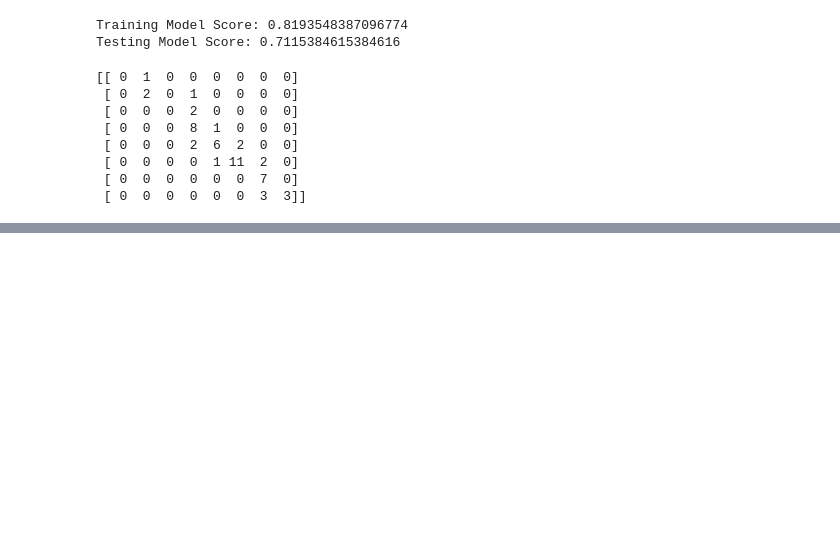
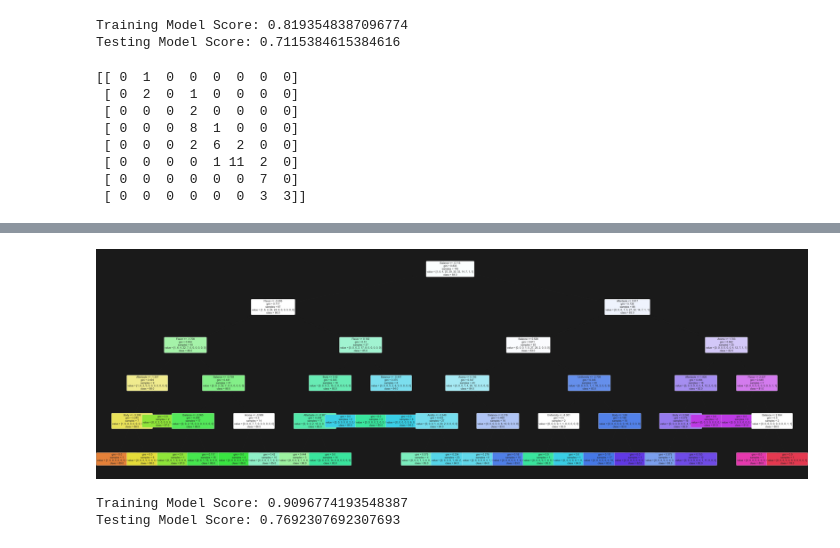
Before and after one commit to Cabone01/Coffee-Coffee, a Jupyter notebook: Coffee_Machine_Learning.ipynb, the cells around one changed output, grey strips where cells are left out. Drawn from its saved outputs; the diff is of its cells as text; code cells hidden in the pictures; blank space fills up the shorter version.

```diff
--- a/Coffee_Machine_Learning.ipynb
+++ b/Coffee_Machine_Learning.ipynb
@@ -266,0 +302,13 @@ Accordion(children=(VBox(children=(HTML(value='\n<h1 id="summary_53L0EO71A1EVHC5
+# %%
+from sklearn import tree
+plt.figure(figsize=(90, 30), facecolor='k')
+tr = tree.plot_tree(clf_2, feature_names=X.columns, class_names=[str(x) for x in y.unique()], rounded=True, filled=True, fontsize=18)
+plt.show()
+# %% [output]
+[figure, added]
+# %%
+print(f"Training Model Score: {clf_2.score(X_train_scaled, y_train)}")
+print(f"Testing Model Score: {clf_2.score(X_test_scaled, y_test)}")
+# %% [output]
+Training Model Score: 0.9096774193548387
+Testing Model Score: 0.7692307692307693
```
Also changed, not shown: parts of 14 cells of this notebook.
